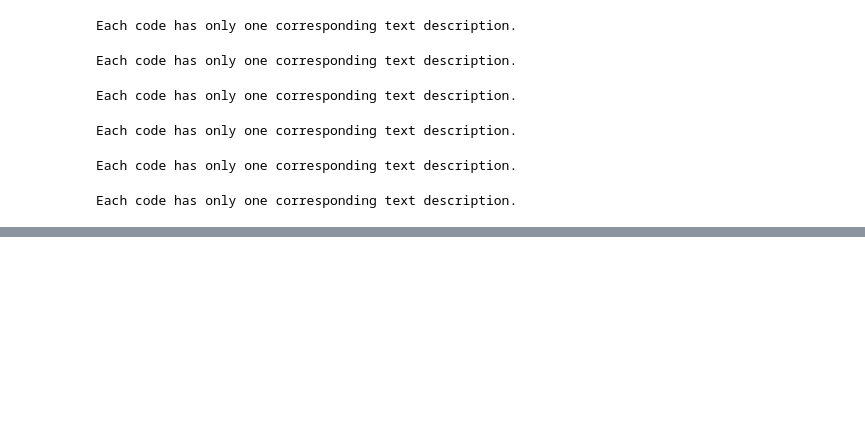
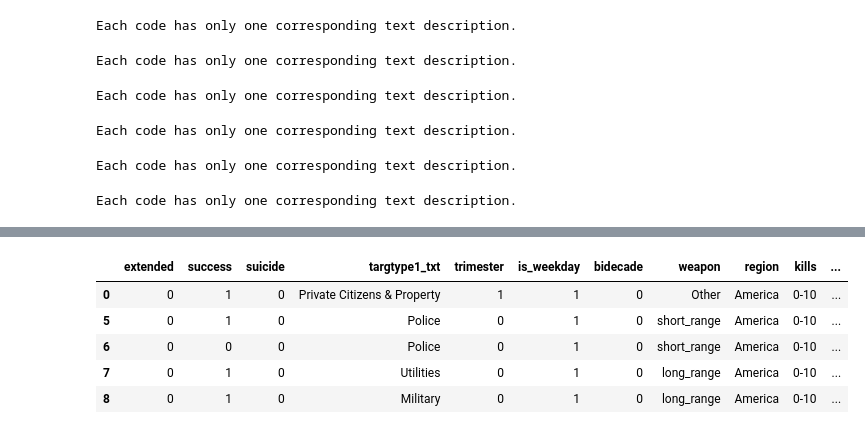
Before and after one commit to jowisaidman/TP_final_ISI, a Jupyter notebook: tp-final.ipynb, the cells around one changed output, grey strips where cells are left out. Drawn from its saved outputs; the diff is of its cells as text; code cells hidden in the pictures; blank space fills up the shorter version.

```diff
--- a/tp-final.ipynb
+++ b/tp-final.ipynb
@@ -403,0 +461,32 @@ plt.show()
+# %%
+# Categorizamos los tipos de ataque
+def map_subregion_to_region(sub_region):
+    if "America" in sub_region:
+        return "America"
+    elif "Asia" in sub_region:
+        return "Asia"
+    elif "Europe" in sub_region:
+        return "Europe"
+    elif "Africa" in sub_region:
+        return "Africa"
+    elif "Oceania" in sub_region:
+        return "Oceania"
+
+events["region"] = events.apply(lambda row : map_subregion_to_region(row["region_txt"]), axis = 1)
+events.drop(["region_txt"],axis=1, inplace=True)
+# %%
+# Categorizamos la cantidad de muertos
+def map_kills(number_kills):
+    if number_kills < 10:
+        return "0-10"
+    elif number_kills < 100:
+        return "10-100"
+    else:
+        return "100+"
+events["kills"] = events.apply(lambda row : map_kills(row["nkill"]), axis = 1)
+events.drop(["nkill"],axis=1, inplace=True)
+# %%
+#Categorizamos gname y decimos si es parte de un grupo reconocido o no
+events["part_of_group"] = events.apply(lambda row: 1 if row['gname'] != "Unknown" else 0, axis = 1)
+events.drop(["gname"], axis = 1, inplace = True)
+events.head(5)
@@ -403,0 +514,19 @@ plt.show()
+# %%
+# Categorizamos el tipo de ataque
+def map_type_attack(attacktype1_txt):
+    if attacktype1_txt in ["Bombing/Explosion","Facility/Infrastructure Attack"]:
+        return "Explosion"
+    elif attacktype1_txt in ["Armed Assault","Assassination"]:
+        return "Violent"
+    return "Non Violent"
+
+events["attack_type"] = events.apply(lambda row: map_type_attack(row["attacktype1_txt"]), axis = 1)
+events.drop(["attacktype1_txt"], axis = 1, inplace = True)
+events.head(5)
+# %% [output]
+|  | extended | success | suicide | targtype1_txt | trimester | is_weekday | bidecade | weapon | region | kills | ... |
+| 0 | 0 | 1 | 0 | Private Citizens & Property | 1 | 1 | 0 | Other | America | 0-10 | ... |
+| 5 | 0 | 1 | 0 | Police | 0 | 1 | 0 | short_range | America | 0-10 | ... |
+| 6 | 0 | 0 | 0 | Police | 0 | 1 | 0 | short_range | America | 0-10 | ... |
+| 7 | 0 | 1 | 0 | Utilities | 0 | 1 | 0 | long_range | America | 0-10 | ... |
+| 8 | 0 | 1 | 0 | Military | 0 | 1 | 0 | long_range | America | 0-10 | ... |
```
Also changed, not shown: parts of 12 cells of this notebook, 1 other file.
